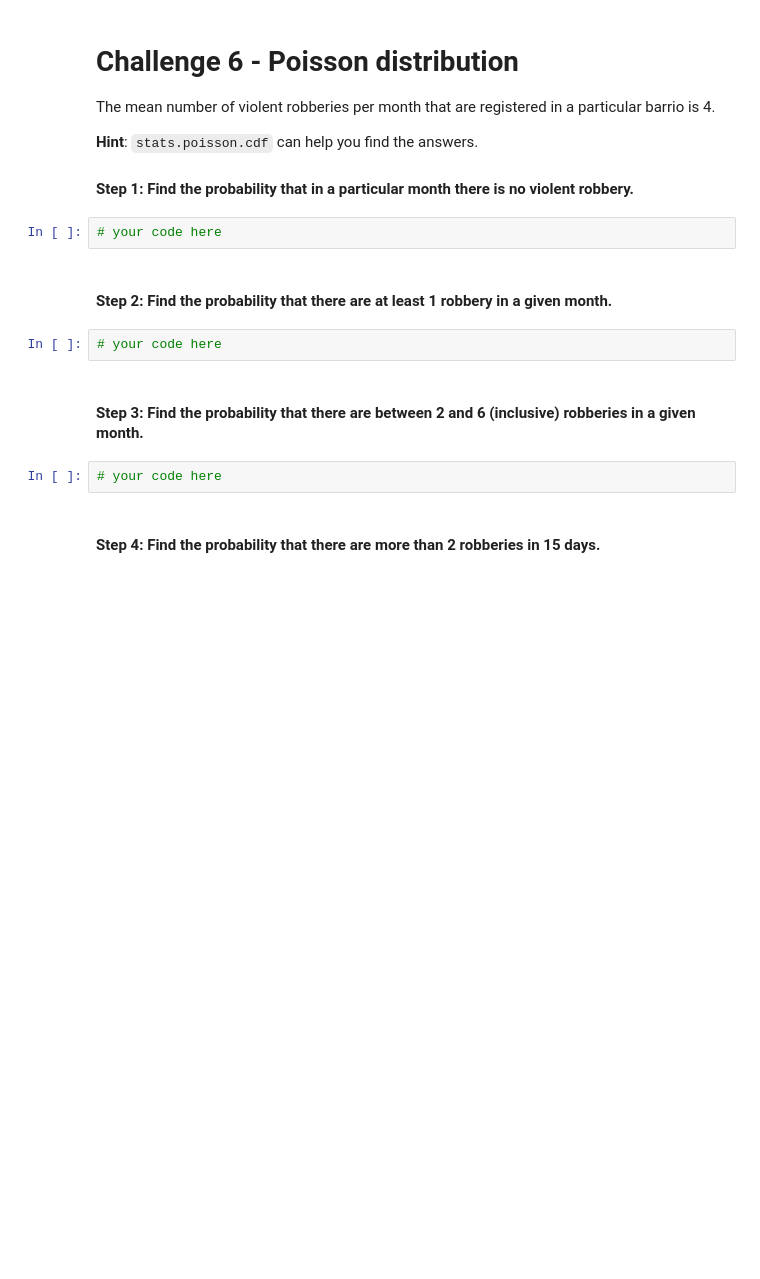
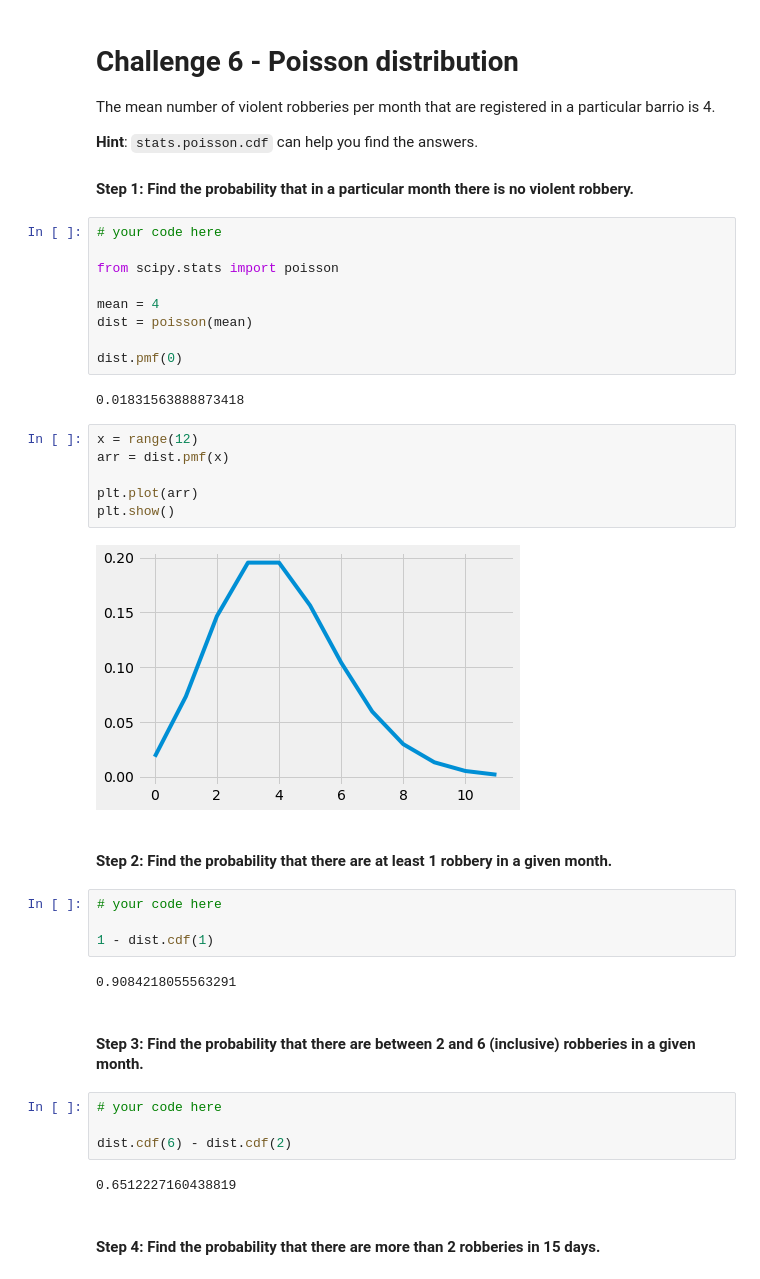
Before and after one commit to diogoacabado/dataV2-labs, a Jupyter notebook: module-2/Probability-Distributions/your-code/main.ipynb, the cells around one changed output. Cells and saved outputs as stored; diff of their text form; blank space fills up the shorter version.

```diff
--- a/module-2/Probability-Distributions/your-code/main.ipynb
+++ b/module-2/Probability-Distributions/your-code/main.ipynb
@@ -178,16 +277,41 @@ The mean number of violent robberies per month that are registered in a particul
 **Hint**: `stats.poisson.cdf` can help you find the answers.
 
 #### Step 1: Find the probability that in a particular month there is no violent robbery.
-# %%
-# your code here
+# %%
+# your code here
+
+from scipy.stats import poisson
+
+mean = 4
+dist = poisson(mean)
+
+dist.pmf(0)
+# %% [output]
+0.01831563888873418
+# %%
+x = range(12)
+arr = dist.pmf(x)
+
+plt.plot(arr)
+plt.show()
+# %% [output]
+[figure, added]
 # %% [markdown]
 #### Step 2: Find the probability that there are at least 1 robbery in a given month.
 # %%
 # your code here
+
+1 - dist.cdf(1)
+# %% [output]
+0.9084218055563291
 # %% [markdown]
 #### Step 3: Find the probability that there are between 2 and 6 (inclusive) robberies in a given month.
 # %%
 # your code here
+
+dist.cdf(6) - dist.cdf(2)
+# %% [output]
+0.6512227160438819
 # %% [markdown]
 #### Step 4: Find the probability that there are more than 2 robberies in 15 days.
 # %%
```
Also changed, not shown: parts of 31 cells of this notebook, 5 other files.
